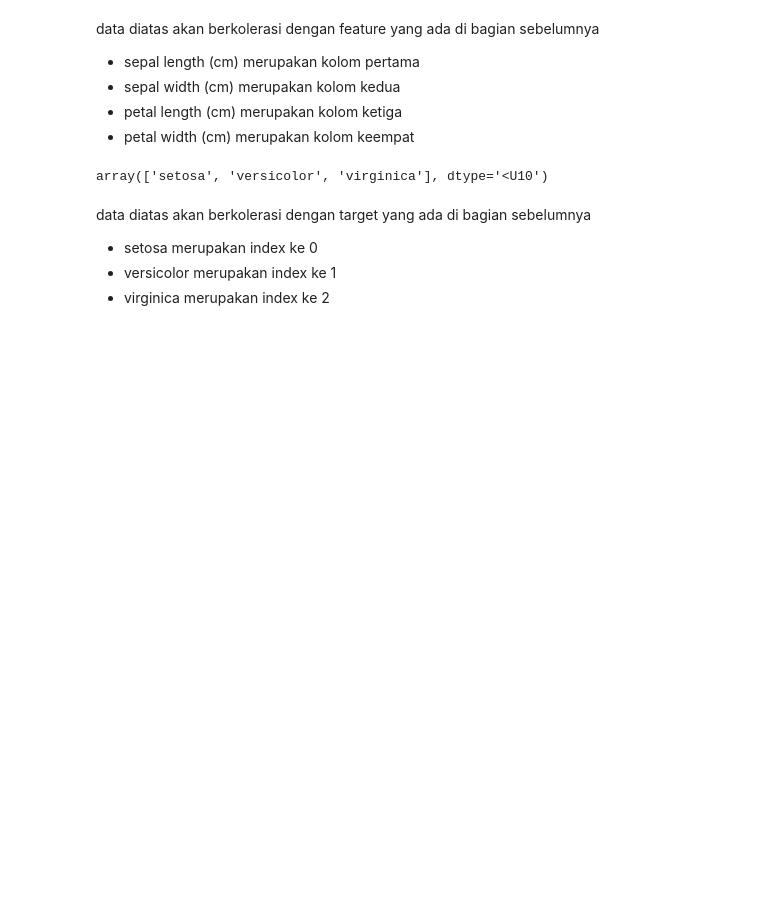
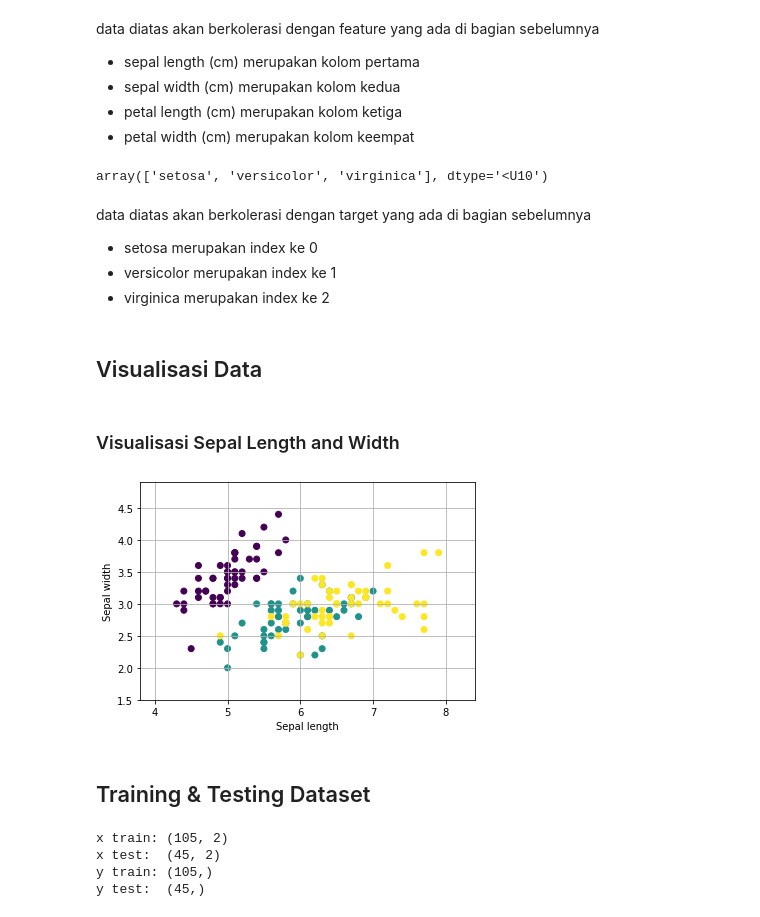
Before and after one commit to MarkvinsonAvatara/Machine_Learning_Python_With_Scikit_Learn, a Jupyter notebook: ScikitLearnWeek02_SampleDataset.ipynb, the cells around one changed output. Cells and saved outputs as stored; diff of their text form; code cells hidden in the pictures; blank space fills up the shorter version.

```diff
--- a/ScikitLearnWeek02_SampleDataset.ipynb
+++ b/ScikitLearnWeek02_SampleDataset.ipynb
@@ -139,3 +139,44 @@ data diatas akan berkolerasi dengan target yang ada di bagian sebelumnya
 - setosa merupakan index ke 0
 - versicolor merupakan index ke 1
 - virginica merupakan index ke 2
+# %% [markdown]
+## Visualisasi Data
+# %% [markdown]
+### Visualisasi Sepal Length and Width
+# %%
+import matplotlib.pyplot as plt
+
+x = x[:, :2]#menyertakan dua kolom pertama dari variable x nya
+
+x_min, x_max = x[:, 0].min() - 0.5, x[:, 0].max() + 0.5 #menghitung nilai x min dan x max (nilai x_min dan x_max akan berasosiasi dengan kolom sepal lengthnya (index ke 0))
+y_min, y_max = x[:, 1].min() - 0.5, x[:, 1].max() + 0.5 #menghitung nilai y min dan y max (nilai y_min dan y_max akan berasosiasi dengan kolom sepal Width (index ke 1))
+
+plt.scatter(x[:, 0], x[:, 1], c=y)
+plt.xlabel('Sepal length')
+plt.ylabel('Sepal width')
+
+plt.xlim(x_min, x_max)
+plt.ylim(y_min, y_max)
+plt.grid(True)
+plt.show()
+# %% [output]
+[figure, added]
+# %% [markdown]
+## Training & Testing Dataset
+# %%
+from sklearn.model_selection import train_test_split
+
+x_train, x_test, y_train, y_test = train_test_split(x,
+                                                    y,
+                                                    test_size= 0.3,
+                                                    random_state=1)
+
+print(f'x train: {x_train.shape}')#menampung features untuk training set
+print(f'x test:  {x_test.shape}')#menampung features untuk testing set
+print(f'y train: {y_train.shape}')#menampung target untuk training set
+print(f'y test:  {y_test.shape}')#menampung target untuk testing set
+# %% [output]
+x train: (105, 2)
+x test:  (45, 2)
+y train: (105,)
+y test:  (45,)
```
Also changed, not shown: parts of 4 cells of this notebook.
